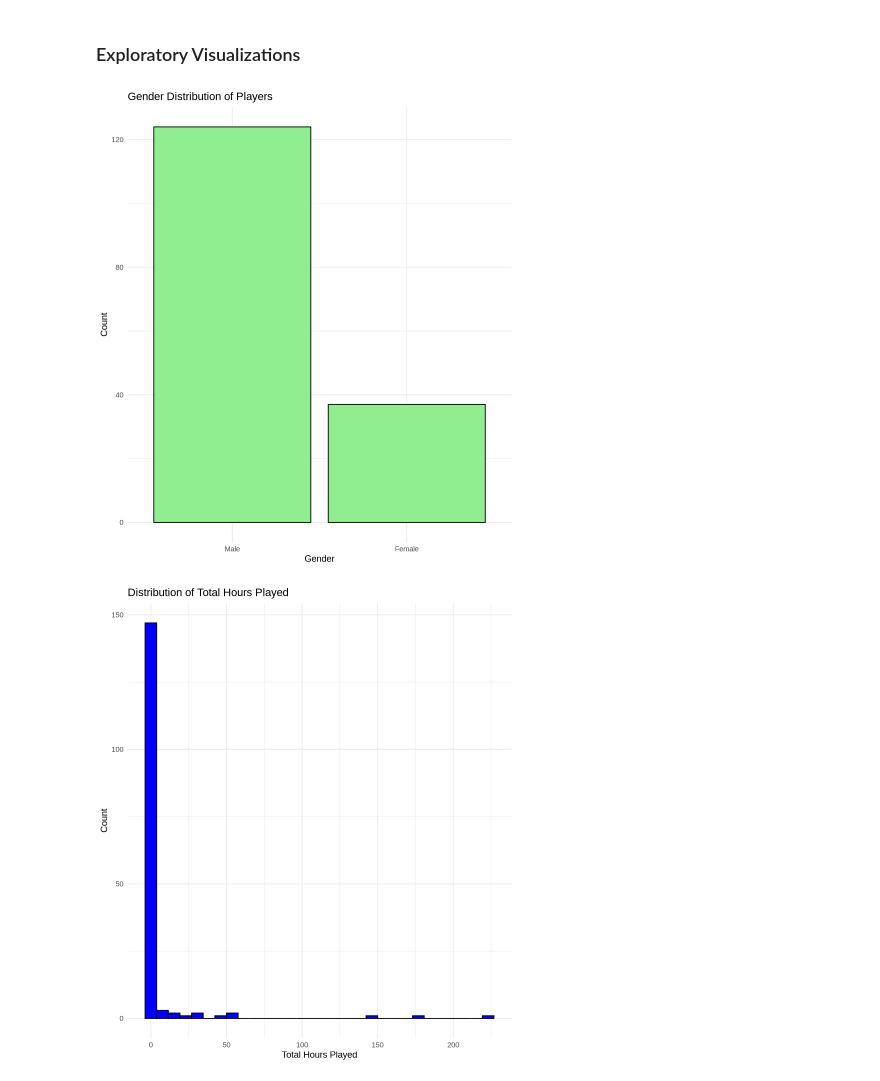
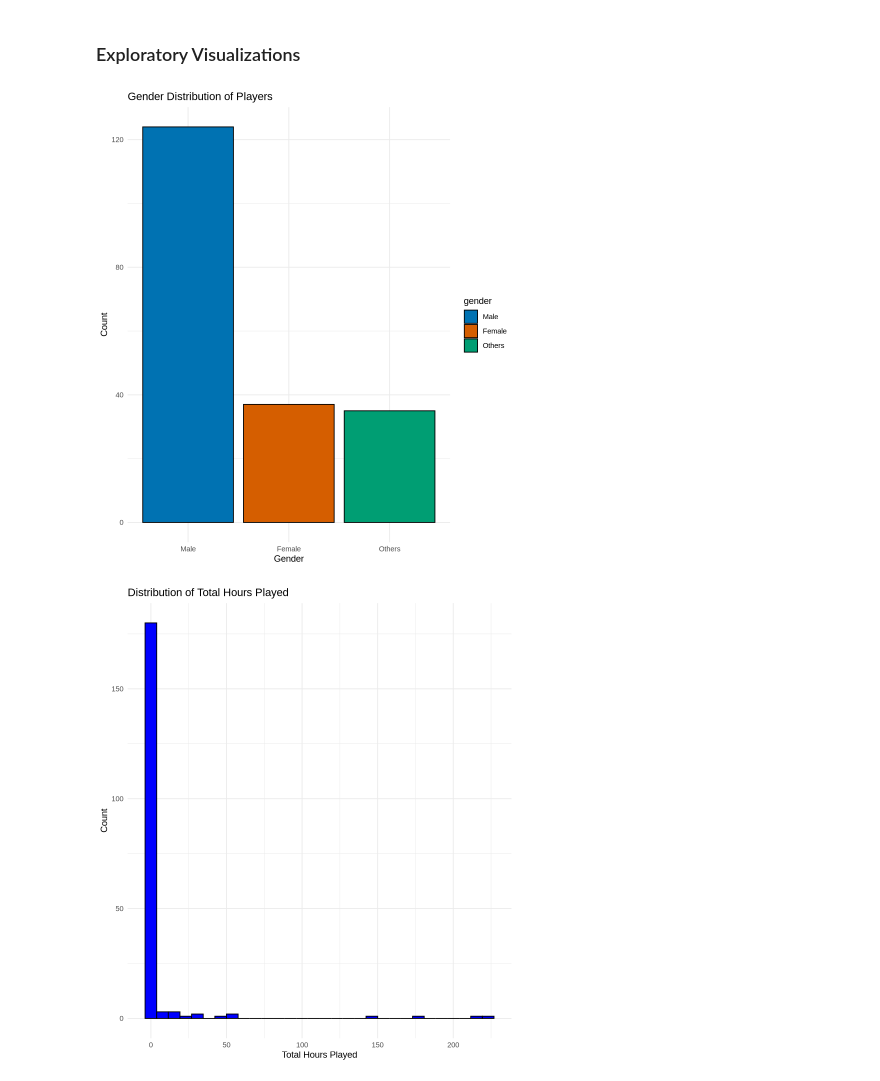
Before and after one commit to mandysui/DataScience100_Group_003_13_MandySui.ipynb, a Jupyter notebook: Group-003-13_Mandy.ipynb, the cells around one changed output. Cells and saved outputs as stored; diff of their text form; code cells hidden in the pictures.

```diff
--- a/Group-003-13_Mandy.ipynb
+++ b/Group-003-13_Mandy.ipynb
@@ -116,10 +116,15 @@ dbl (2): original_start_time, original_end_time
 ℹ Use `spec()` to retrieve the full column specification for this data.
 ℹ Specify the column types or set `show_col_types = FALSE` to quiet this message.
 # %%
-players_filtered <- players[players$gender == "Male" | players$gender == "Female", ]
+players_filtered <- players[, c("gender", "played_hours")]
+
+players_filtered$gender <- recode(players_filtered$gender,
+                                  "Male" = "Male",
+                                  "Female" = "Female",
+                                  .default = "Others")
 
 
-players_filtered <- players_filtered[, c("gender", "played_hours")]
+players_filtered$gender <- factor(players_filtered$gender, levels = c("Male", "Female", "Others"))
 
 
-players_filtered$gender <- factor(players_filtered$gender, levels = c("Male", "Female"))
+table(players_filtered$gender)
@@ -126,18 +150,20 @@ players_filtered$gender <- factor(players_filtered$gender, levels = c("Male", "F
 # %% [markdown]
 ### Exploratory Visualizations
 # %%
-gender_dist <- ggplot(players_filtered, aes(x = gender)) +
-  geom_bar(fill = "lightgreen", color = "black") +
+gender_dist <- ggplot(players_filtered, aes(x = gender, fill = gender)) +
+  geom_bar(color = "black") +
+  scale_fill_manual(values = c("Male" = "#0072B2",
+                               "Female" = "#D55E00",
+                               "Others" = "#009E73"))+
   labs(title = "Gender Distribution of Players",
        x = "Gender",
        y = "Count") +
   theme_minimal()
+
 gender_dist
 # %% [output]
-[figure, old version]
+[figure, new version]
 # %%
-options(repr.plot.height = 8, repr.plot.width = 7)
-
 play_hours <- ggplot(players_filtered, aes(x = played_hours)) +
   geom_histogram(bins = 30, fill = "blue", color = "black") +
   labs(title = "Distribution of Total Hours Played",
@@ -146,7 +172,7 @@ play_hours <- ggplot(players_filtered, aes(x = played_hours)) +
   theme_minimal()
 play_hours
 # %% [output]
-[figure, old version]
+[figure, new version]
 # %%
 played_hours_hist <- ggplot(players_filtered, aes(x = played_hours, fill = gender)) +
   geom_histogram(position = "identity", alpha = 0.5, bins = 30, color = "black") +
```
Also changed, not shown: parts of 10 cells of this notebook.
